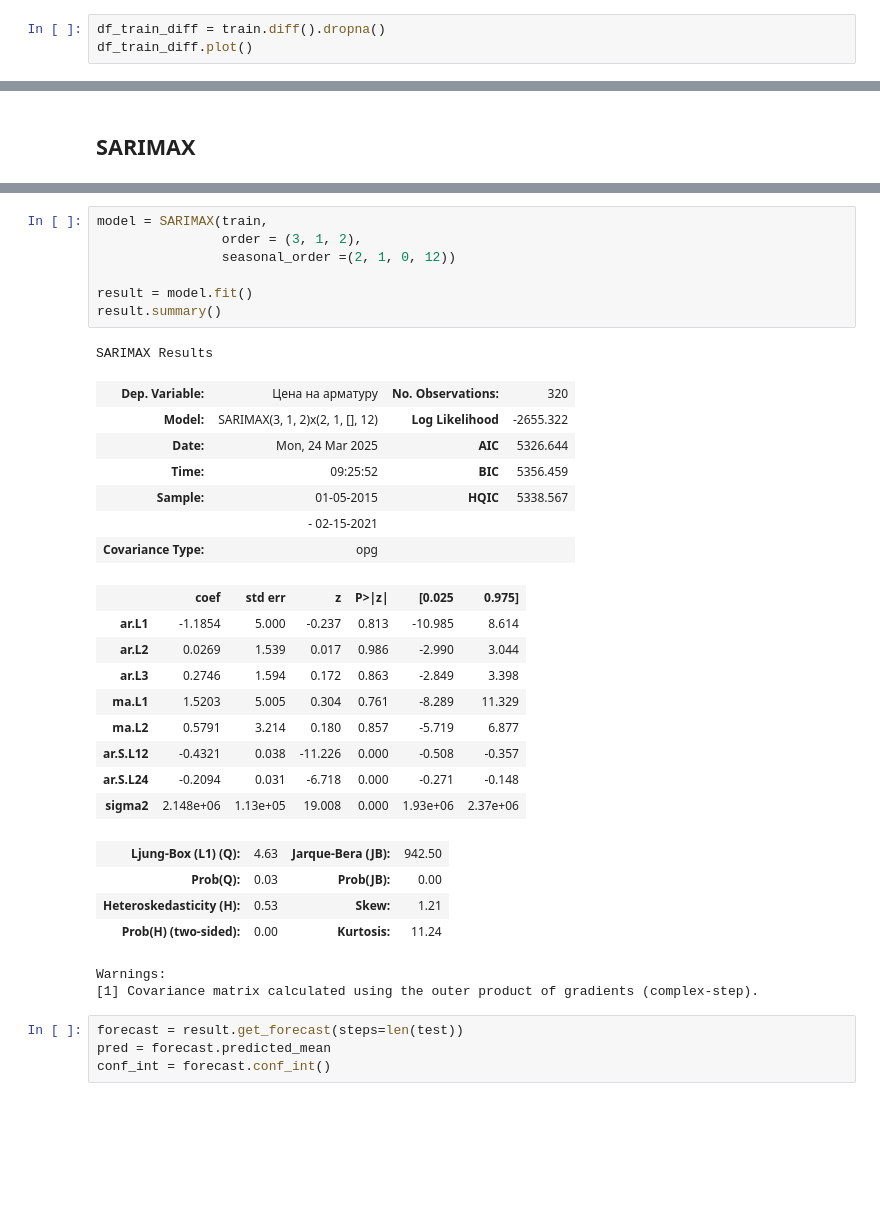
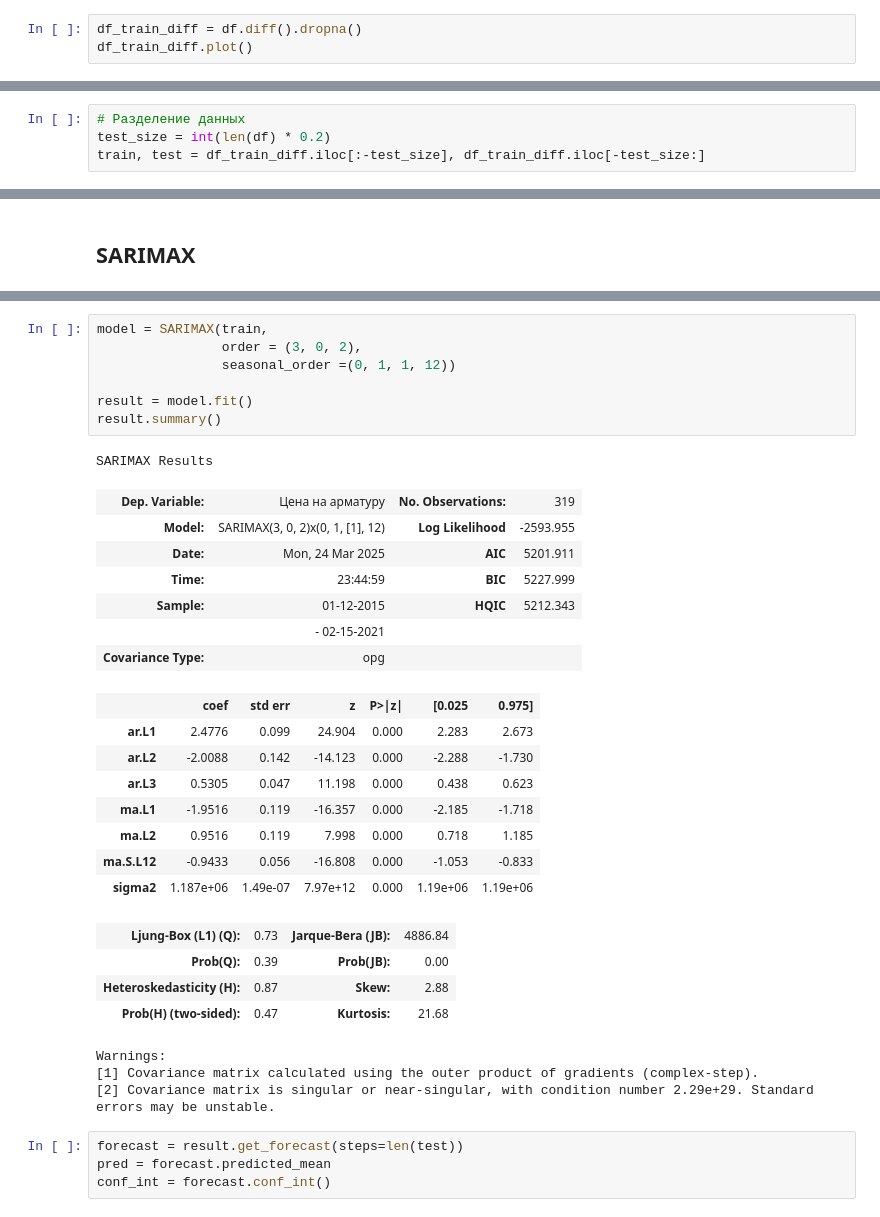
Before and after one commit to kaninn-i/ml_intensiv_3, a Jupyter notebook: ilia_kanin/ARIMA.ipynb, the cells around one changed output, grey strips where cells are left out. Drawn from its saved outputs; the diff is of its cells as text; blank space fills up the shorter version.

```diff
--- a/ilia_kanin/ARIMA.ipynb
+++ b/ilia_kanin/ARIMA.ipynb
@@ -75,5 +98,5 @@ p-value: 0.3199906102569917
 # %%
-df_train_diff = train.diff().dropna()
+df_train_diff = df.diff().dropna()
 df_train_diff.plot()
 # %% [output]
 <Axes: xlabel='dt'>
@@ -98,3 +143,7 @@ plot_pacf(df_train_diff['Цена на арматуру'], lags=60, ax=ax[2]);
+# %%
+# Разделение данных
+test_size = int(len(df) * 0.2)
+train, test = df_train_diff.iloc[:-test_size], df_train_diff.iloc[-test_size:]
 # %% [markdown]
 # Модели
 # %% [markdown]
@@ -156,34 +165,34 @@ Warnings:
 # %%
 model = SARIMAX(train,
-				order = (3, 1, 2),
-				seasonal_order =(2, 1, 0, 12))
+				order = (3, 0, 2),
+				seasonal_order =(0, 1, 1, 12))
 
 result = model.fit()
 result.summary()
 # %% [output]
 SARIMAX Results
-| Dep. Variable: | Цена на арматуру | No. Observations: | 320 |
-| Model: | SARIMAX(3, 1, 2)x(2, 1, [], 12) | Log Likelihood | -2655.322 |
-| Date: | Mon, 24 Mar 2025 | AIC | 5326.644 |
-| Time: | 09:25:52 | BIC | 5356.459 |
-| Sample: | 01-05-2015 | HQIC | 5338.567 |
+| Dep. Variable: | Цена на арматуру | No. Observations: | 319 |
+| Model: | SARIMAX(3, 0, 2)x(0, 1, [1], 12) | Log Likelihood | -2593.955 |
+| Date: | Mon, 24 Mar 2025 | AIC | 5201.911 |
+| Time: | 23:44:59 | BIC | 5227.999 |
+| Sample: | 01-12-2015 | HQIC | 5212.343 |
 |  | - 02-15-2021 |  |  |
 | Covariance Type: | opg |  |  |
 |  | coef | std err | z | P>|z| | [0.025 | 0.975] |
-| ar.L1 | -1.1854 | 5.000 | -0.237 | 0.813 | -10.985 | 8.614 |
-| ar.L2 | 0.0269 | 1.539 | 0.017 | 0.986 | -2.990 | 3.044 |
-| ar.L3 | 0.2746 | 1.594 | 0.172 | 0.863 | -2.849 | 3.398 |
-| ma.L1 | 1.5203 | 5.005 | 0.304 | 0.761 | -8.289 | 11.329 |
-| ma.L2 | 0.5791 | 3.214 | 0.180 | 0.857 | -5.719 | 6.877 |
-| ar.S.L12 | -0.4321 | 0.038 | -11.226 | 0.000 | -0.508 | -0.357 |
-| ar.S.L24 | -0.2094 | 0.031 | -6.718 | 0.000 | -0.271 | -0.148 |
-| sigma2 | 2.148e+06 | 1.13e+05 | 19.008 | 0.000 | 1.93e+06 | 2.37e+06 |
+| ar.L1 | 2.4776 | 0.099 | 24.904 | 0.000 | 2.283 | 2.673 |
+| ar.L2 | -2.0088 | 0.142 | -14.123 | 0.000 | -2.288 | -1.730 |
+| ar.L3 | 0.5305 | 0.047 | 11.198 | 0.000 | 0.438 | 0.623 |
+| ma.L1 | -1.9516 | 0.119 | -16.357 | 0.000 | -2.185 | -1.718 |
+| ma.L2 | 0.9516 | 0.119 | 7.998 | 0.000 | 0.718 | 1.185 |
+| ma.S.L12 | -0.9433 | 0.056 | -16.808 | 0.000 | -1.053 | -0.833 |
+| sigma2 | 1.187e+06 | 1.49e-07 | 7.97e+12 | 0.000 | 1.19e+06 | 1.19e+06 |
-| Ljung-Box (L1) (Q): | 4.63 | Jarque-Bera (JB): | 942.50 |
-| Prob(Q): | 0.03 | Prob(JB): | 0.00 |
-| Heteroskedasticity (H): | 0.53 | Skew: | 1.21 |
-| Prob(H) (two-sided): | 0.00 | Kurtosis: | 11.24 |
+| Ljung-Box (L1) (Q): | 0.73 | Jarque-Bera (JB): | 4886.84 |
+| Prob(Q): | 0.39 | Prob(JB): | 0.00 |
+| Heteroskedasticity (H): | 0.87 | Skew: | 2.88 |
+| Prob(H) (two-sided): | 0.47 | Kurtosis: | 21.68 |
 Warnings:
 [1] Covariance matrix calculated using the outer product of gradients (complex-step).
+[2] Covariance matrix is singular or near-singular, with condition number 2.29e+29. Standard errors may be unstable.
 # %%
 forecast = result.get_forecast(steps=len(test))
 pred = forecast.predicted_mean
```
Also changed, not shown: parts of 13 cells of this notebook, 16 other files.
